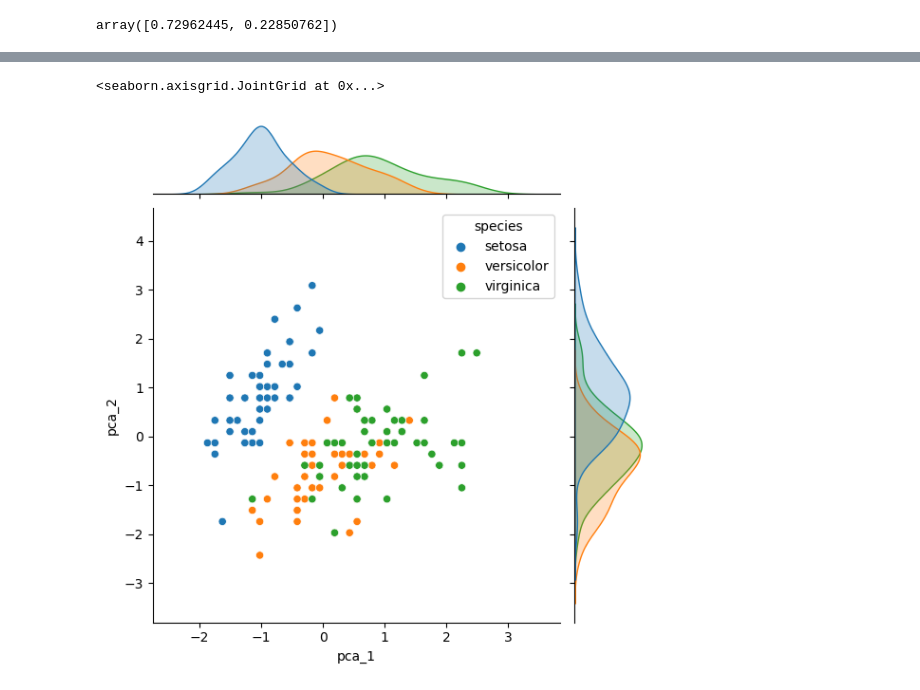
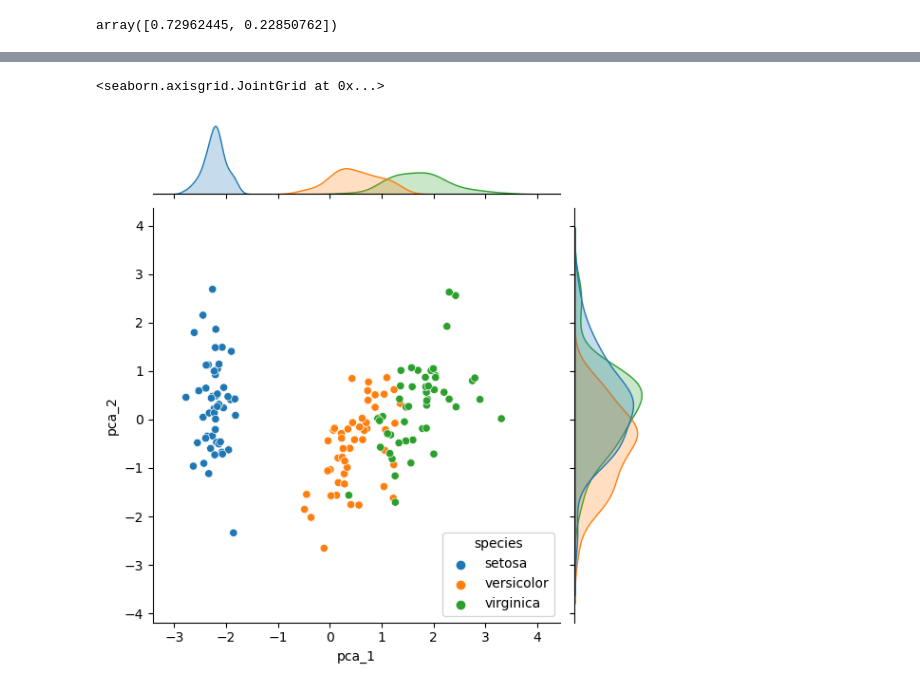
Before and after one commit to jcmefra/estadistica_descriptiva, a Jupyter notebook: [clase-22]PCA.ipynb, the cells around one changed output, grey strips where cells are left out. Cells and saved outputs as stored; diff of their text form; code cells hidden in the pictures.

```diff
--- a/[clase-22]PCA.ipynb
+++ b/[clase-22]PCA.ipynb
@@ -72,0 +96,4 @@ reduced_scaled = pca.transform(scaled)
+# %%
+iris['pca_1'] = reduced_scaled[:,0]
+iris['pca_2'] = reduced_scaled[:,1]
+iris
@@ -73,7 +114,5 @@ reduced_scaled = pca.transform(scaled)
 # %%
-iris['pca_1'] = scaled[:,0]
-iris['pca_2'] = scaled[:,1]
 sns.jointplot(x = iris['pca_1'], y = iris['pca_2'], hue = iris['species'])
 # %% [output]
 <seaborn.axisgrid.JointGrid at 0x...>
-[figure, old version]
+[figure, new version]
```
Also changed, not shown: parts of 5 cells of this notebook.
